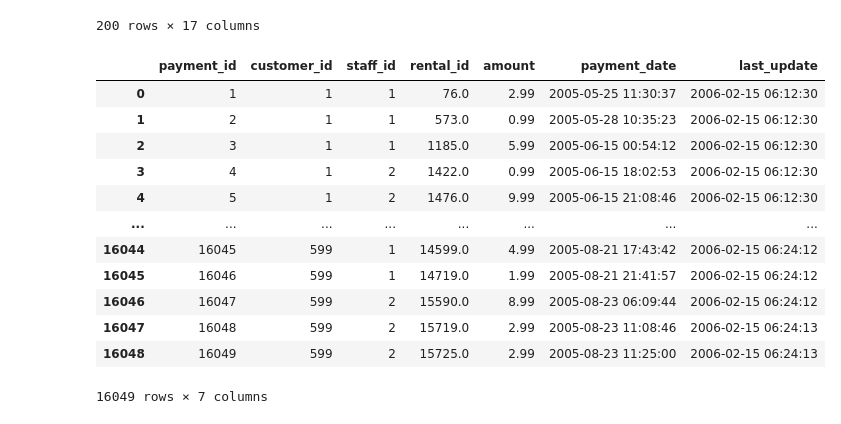
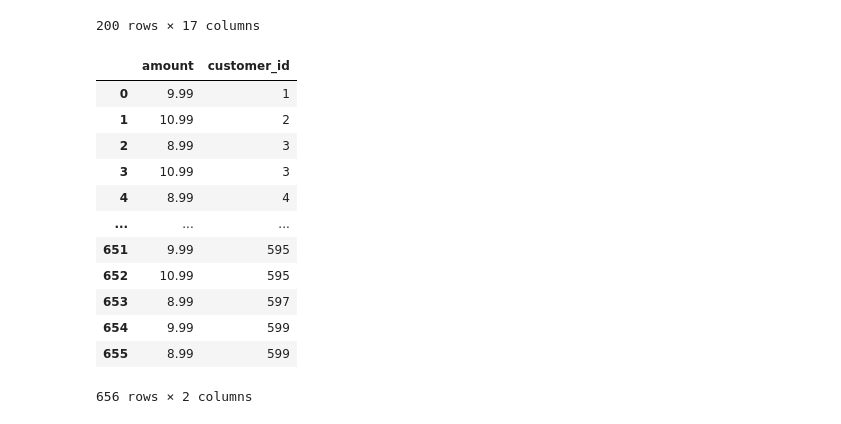
Before and after one commit to CaillahR/Queries-Sakila, a Jupyter notebook: Queries Sakila.ipynb, the cells around one changed output. Drawn from its saved outputs; the diff is of its cells as text; code cells hidden in the pictures.

```diff
--- a/Queries Sakila.ipynb
+++ b/Queries Sakila.ipynb
@@ -116,21 +116,23 @@ pd.read_sql(g, engine)
 | 199 | 200 | THORA | TEMPLE | 2006-02-14 12:34:33 | 73 | BINGO TALENTED | A Touching Tale of a Girl And a C... | 2006 | ... |
 200 rows × 17 columns
 # %%
-f = """SELECT DISTINCT amount, payment
-FROM
-WHERE ;"""
+f = """SELECT DISTINCT amount, customer_id
+FROM payment
+WHERE amount >
+    (SELECT 2 * AVG(amount)
+    FROM payment);"""
 pd.read_sql(f, engine)
 # %% [output]
-|  | payment_id | customer_id | staff_id | rental_id | amount | payment_date | last_update |
-| 0 | 1 | 1 | 1 | 76.0 | 2.99 | 2005-05-25 11:30:37 | 2006-02-15 06:12:30 |
-| 1 | 2 | 1 | 1 | 573.0 | 0.99 | 2005-05-28 10:35:23 | 2006-02-15 06:12:30 |
-| 2 | 3 | 1 | 1 | 1185.0 | 5.99 | 2005-06-15 00:54:12 | 2006-02-15 06:12:30 |
-| 3 | 4 | 1 | 2 | 1422.0 | 0.99 | 2005-06-15 18:02:53 | 2006-02-15 06:12:30 |
-| 4 | 5 | 1 | 2 | 1476.0 | 9.99 | 2005-06-15 21:08:46 | 2006-02-15 06:12:30 |
-| ... | ... | ... | ... | ... | ... | ... | ... |
-| 16044 | 16045 | 599 | 1 | 14599.0 | 4.99 | 2005-08-21 17:43:42 | 2006-02-15 06:24:12 |
-| 16045 | 16046 | 599 | 1 | 14719.0 | 1.99 | 2005-08-21 21:41:57 | 2006-02-15 06:24:12 |
-| 16046 | 16047 | 599 | 2 | 15590.0 | 8.99 | 2005-08-23 06:09:44 | 2006-02-15 06:24:12 |
-| 16047 | 16048 | 599 | 2 | 15719.0 | 2.99 | 2005-08-23 11:08:46 | 2006-02-15 06:24:13 |
-| 16048 | 16049 | 599 | 2 | 15725.0 | 2.99 | 2005-08-23 11:25:00 | 2006-02-15 06:24:13 |
+|  | amount | customer_id |
+| 0 | 9.99 | 1 |
+| 1 | 10.99 | 2 |
+| 2 | 8.99 | 3 |
+| 3 | 10.99 | 3 |
+| 4 | 8.99 | 4 |
+| ... | ... | ... |
+| 651 | 9.99 | 595 |
+| 652 | 10.99 | 595 |
+| 653 | 8.99 | 597 |
+| 654 | 9.99 | 599 |
+| 655 | 8.99 | 599 |
-16049 rows × 7 columns
+656 rows × 2 columns
```
Also changed, not shown: parts of 2 cells of this notebook.
